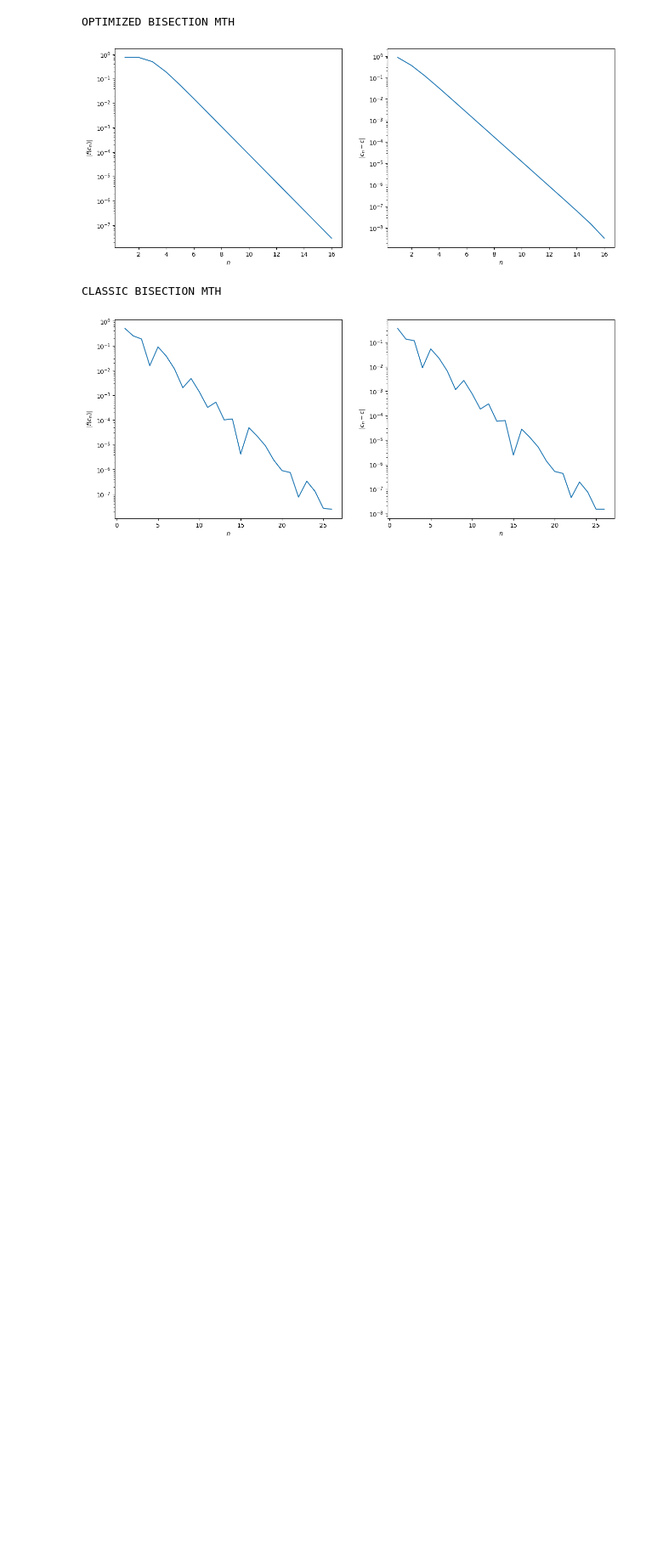
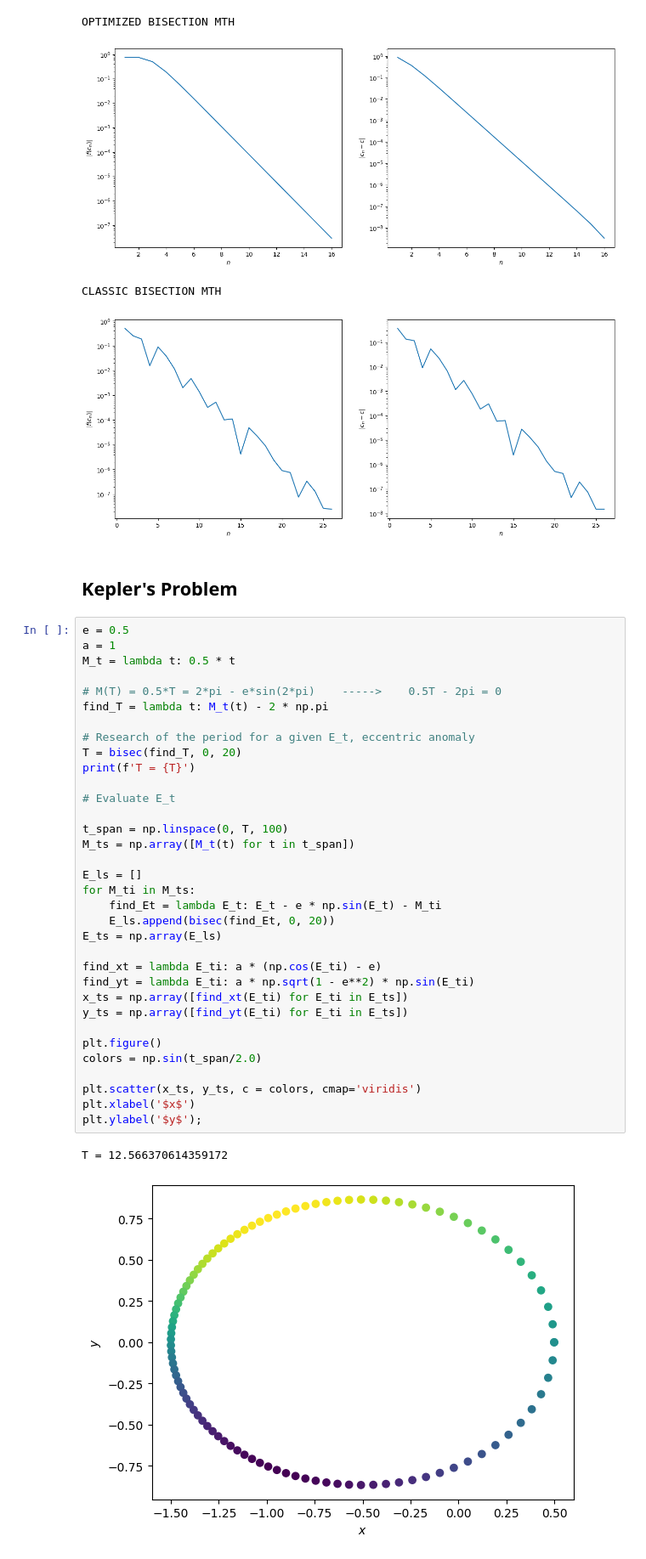
Before and after one commit to mvolpato-unimib/Lab_comp, a Jupyter notebook: ex12/bisection.ipynb, the cells around one changed output. Shown at 85% size. Saved outputs shown, nothing was run; the diff lists cells and outputs as text; blank space fills up the shorter version.

```diff
--- a/ex12/bisection.ipynb
+++ b/ex12/bisection.ipynb
@@ -196,3 +150,42 @@ OPTIMIZED BISECTION MTH
 [figure]
 CLASSIC BISECTION MTH
 [figure]
+# %% [markdown]
+## **Kepler's Problem**
+# %%
+e = 0.5
+a = 1
+M_t = lambda t: 0.5 * t
+
+# M(T) = 0.5*T = 2*pi - e*sin(2*pi)    ----->    0.5T - 2pi = 0
+find_T = lambda t: M_t(t) - 2 * np.pi
+
+# Research of the period for a given E_t, eccentric anomaly
+T = bisec(find_T, 0, 20)
+print(f'T = {T}')
+
+# Evaluate E_t
+
+t_span = np.linspace(0, T, 100)
+M_ts = np.array([M_t(t) for t in t_span])
+
+E_ls = []
+for M_ti in M_ts:
+    find_Et = lambda E_t: E_t - e * np.sin(E_t) - M_ti
+    E_ls.append(bisec(find_Et, 0, 20))
+E_ts = np.array(E_ls)
+
+find_xt = lambda E_ti: a * (np.cos(E_ti) - e)
+find_yt = lambda E_ti: a * np.sqrt(1 - e**2) * np.sin(E_ti)
+x_ts = np.array([find_xt(E_ti) for E_ti in E_ts])
+y_ts = np.array([find_yt(E_ti) for E_ti in E_ts])
+
+plt.figure()
+colors = np.sin(t_span/2.0)
+
+plt.scatter(x_ts, y_ts, c = colors, cmap='viridis')
+plt.xlabel('$x$')
+plt.ylabel('$y$');
+# %% [output]
+T = 12.566370614359172
+[figure, added]
```
Also changed, not shown: parts of 2 cells of this notebook, 9 other files.
